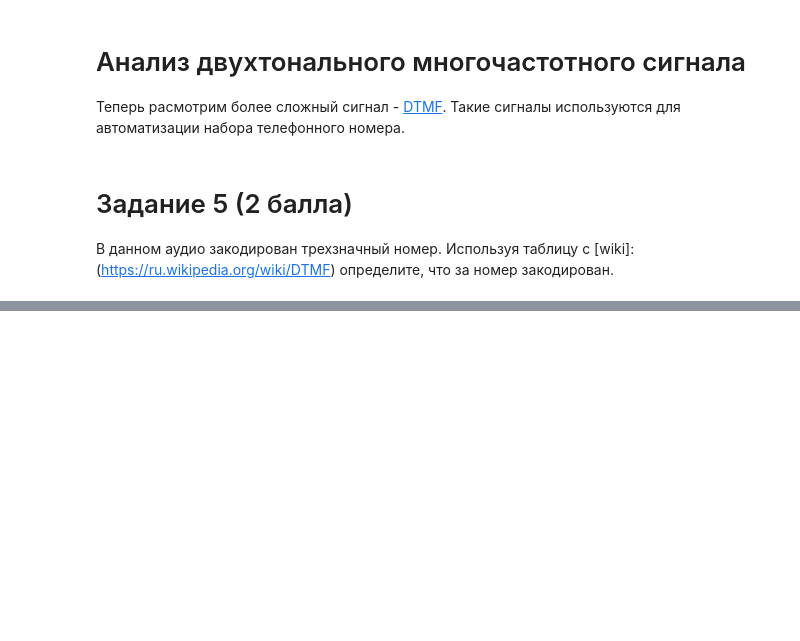
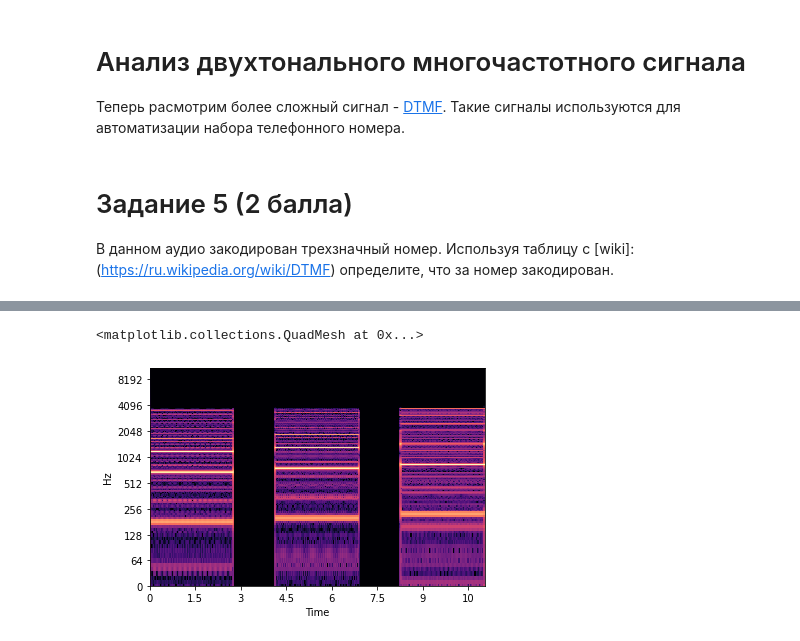
Before and after one commit to GreasyGoose/audio_processing, a Jupyter notebook: lab2.ipynb, the cells around one changed output, grey strips where cells are left out. Cells and saved outputs as stored; diff of their text form; code cells hidden in the pictures; blank space fills up the shorter version.

```diff
--- a/lab2.ipynb
+++ b/lab2.ipynb
@@ -410,0 +436,6 @@ draw_waveform(dtmf, sr=dtmf_sr)
+# %%
+librosa.display.specshow(librosa.amplitude_to_db(np.abs(dtmf_librosa_spec), ref=np.max), sr=dtmf_sr, hop_length = 512,
+                          y_axis='log', x_axis='time', )
+# %% [output]
+<matplotlib.collections.QuadMesh at 0x...>
+[figure, added]
```
Also changed, not shown: parts of 17 cells of this notebook.
